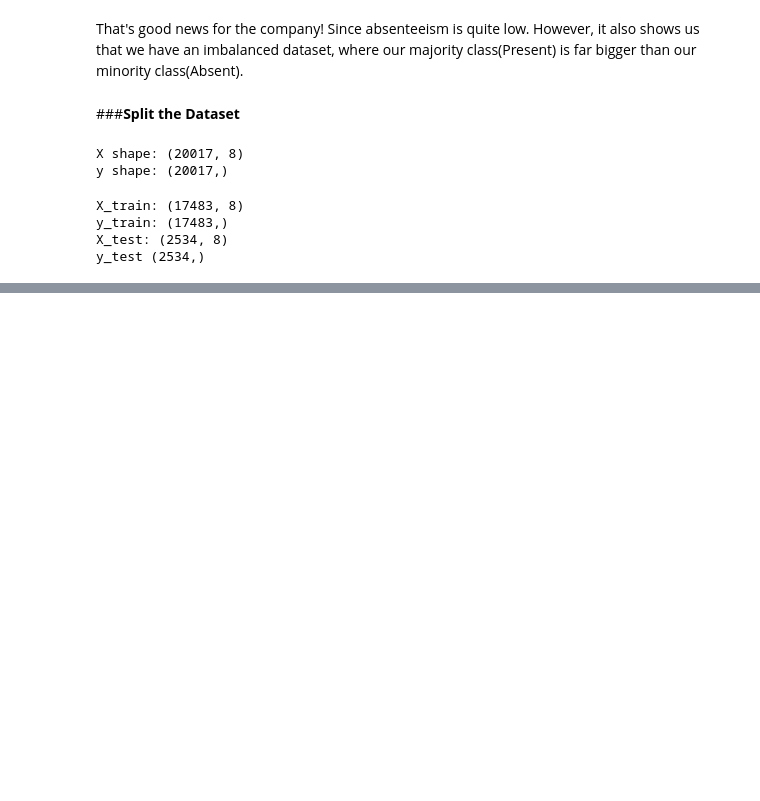
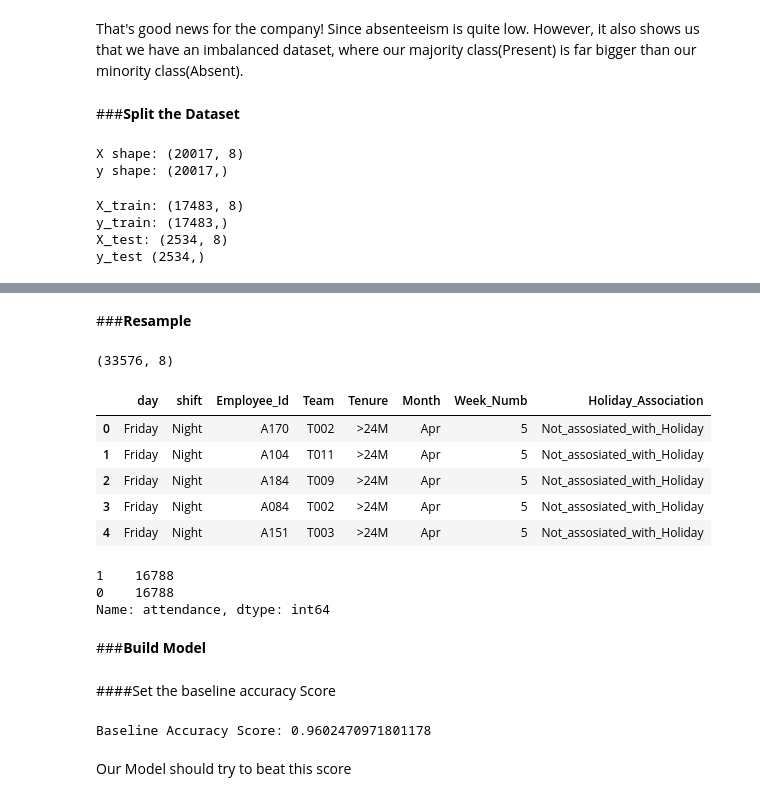
Before and after one commit to Jaeljane/Attendance_Prediction, a Jupyter notebook: Attendance_Classification.ipynb, the cells around one changed output, grey strips where cells are left out. Cells and saved outputs as stored; diff of their text form; code cells hidden in the pictures; blank space fills up the shorter version.

Commit message:
Built the Model

```diff
--- a/Attendance_Classification.ipynb
+++ b/Attendance_Classification.ipynb
@@ -302,3 +302,5 @@ X_train.head()
 | 2023-04-28 | Friday | Night | A184 | T009 | >24M | Apr | 5 | Not_assosiated_with_Holiday |
 | 2023-04-28 | Friday | Night | A084 | T002 | >24M | Apr | 5 | Not_assosiated_with_Holiday |
 | 2023-04-28 | Friday | Night | A151 | T003 | >24M | Apr | 5 | Not_assosiated_with_Holiday |
+# %% [markdown]
+###**Resample**
@@ -304,0 +310,30 @@ X_train.head()
+# %%
+over_sampler = RandomOverSampler()
+X_train_over, y_train_over = over_sampler.fit_resample(X_train, y_train)
+print(X_train_over.shape)
+X_train_over.head()
+# %% [output]
+(33576, 8)
+|  | day | shift | Employee_Id | Team | Tenure | Month | Week_Numb | Holiday_Association |
+| 0 | Friday | Night | A170 | T002 | >24M | Apr | 5 | Not_assosiated_with_Holiday |
+| 1 | Friday | Night | A104 | T011 | >24M | Apr | 5 | Not_assosiated_with_Holiday |
+| 2 | Friday | Night | A184 | T009 | >24M | Apr | 5 | Not_assosiated_with_Holiday |
+| 3 | Friday | Night | A084 | T002 | >24M | Apr | 5 | Not_assosiated_with_Holiday |
+| 4 | Friday | Night | A151 | T003 | >24M | Apr | 5 | Not_assosiated_with_Holiday |
+# %%
+y_train_over.value_counts()
+# %% [output]
+1    16788
+0    16788
+Name: attendance, dtype: int64
+# %% [markdown]
+###**Build Model**
+# %% [markdown]
+####Set the baseline accuracy Score
+# %%
+base_acc=y_train.value_counts(normalize=True).max()
+print("Baseline Accuracy Score:", base_acc )
+# %% [output]
+Baseline Accuracy Score: 0.9602470971801178
+# %% [markdown]
+Our Model should try to beat this score
```
Also changed, not shown: parts of 8 cells of this notebook.
